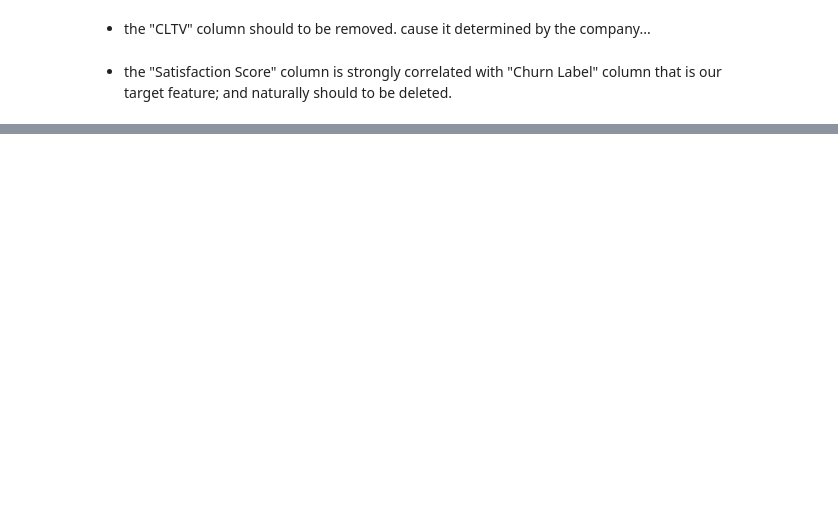
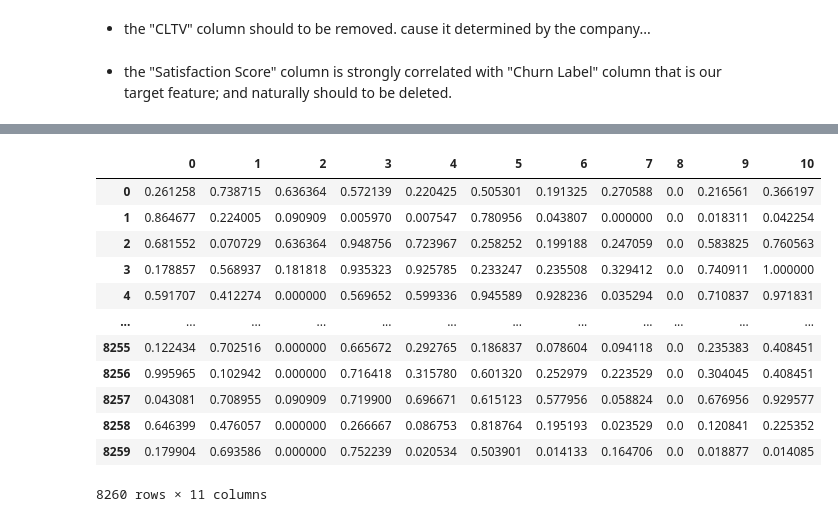
Before and after one commit to Alireza-Esp/Telecom-Customer-Churn-Modelling, a Jupyter notebook: notebooks/phase4-data-preprocessing-for-ML-modelling.ipynb, the cells around one changed output, grey strips where cells are left out. Saved outputs shown, nothing was run; the diff lists cells and outputs as text; code cells hidden in the pictures; blank space fills up the shorter version.

```diff
--- a/notebooks/phase4-data-preprocessing-for-ML-modelling.ipynb
+++ b/notebooks/phase4-data-preprocessing-for-ML-modelling.ipynb
@@ -120,0 +318,16 @@ plot.show()
+# %%
+X_train_num
+# %% [output]
+|  | 0 | 1 | 2 | 3 | 4 | 5 | 6 | 7 | 8 | 9 | 10 |
+| 0 | 0.261258 | 0.738715 | 0.636364 | 0.572139 | 0.220425 | 0.505301 | 0.191325 | 0.270588 | 0.0 | 0.216561 | 0.366197 |
+| 1 | 0.864677 | 0.224005 | 0.090909 | 0.005970 | 0.007547 | 0.780956 | 0.043807 | 0.000000 | 0.0 | 0.018311 | 0.042254 |
+| 2 | 0.681552 | 0.070729 | 0.636364 | 0.948756 | 0.723967 | 0.258252 | 0.199188 | 0.247059 | 0.0 | 0.583825 | 0.760563 |
+| 3 | 0.178857 | 0.568937 | 0.181818 | 0.935323 | 0.925785 | 0.233247 | 0.235508 | 0.329412 | 0.0 | 0.740911 | 1.000000 |
+| 4 | 0.591707 | 0.412274 | 0.000000 | 0.569652 | 0.599336 | 0.945589 | 0.928236 | 0.035294 | 0.0 | 0.710837 | 0.971831 |
+| ... | ... | ... | ... | ... | ... | ... | ... | ... | ... | ... | ... |
+| 8255 | 0.122434 | 0.702516 | 0.000000 | 0.665672 | 0.292765 | 0.186837 | 0.078604 | 0.094118 | 0.0 | 0.235383 | 0.408451 |
+| 8256 | 0.995965 | 0.102942 | 0.000000 | 0.716418 | 0.315780 | 0.601320 | 0.252979 | 0.223529 | 0.0 | 0.304045 | 0.408451 |
+| 8257 | 0.043081 | 0.708955 | 0.090909 | 0.719900 | 0.696671 | 0.615123 | 0.577956 | 0.058824 | 0.0 | 0.676956 | 0.929577 |
+| 8258 | 0.646399 | 0.476057 | 0.000000 | 0.266667 | 0.086753 | 0.818764 | 0.195193 | 0.023529 | 0.0 | 0.120841 | 0.225352 |
+| 8259 | 0.179904 | 0.693586 | 0.000000 | 0.752239 | 0.020534 | 0.503901 | 0.014133 | 0.164706 | 0.0 | 0.018877 | 0.014085 |
+8260 rows × 11 columns
```
Also changed, not shown: parts of 49 cells of this notebook, 9 other files.
